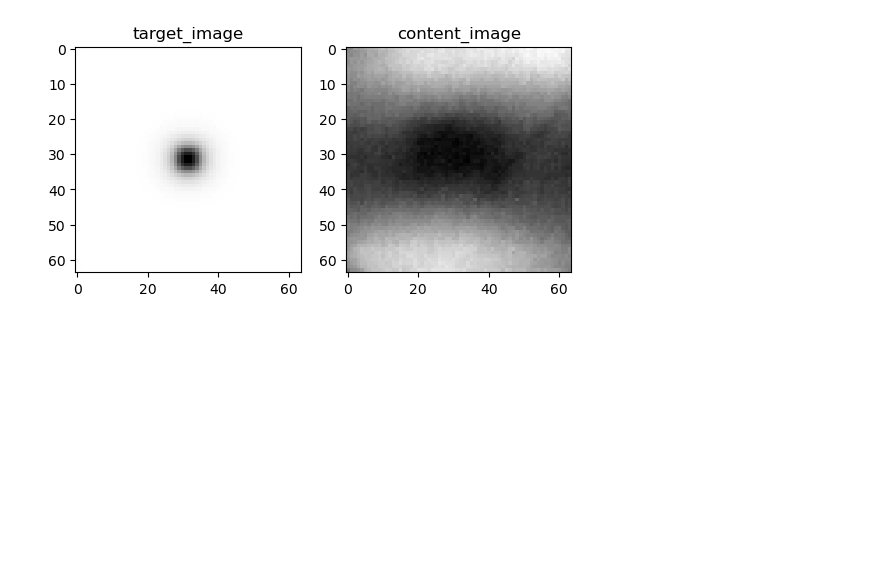
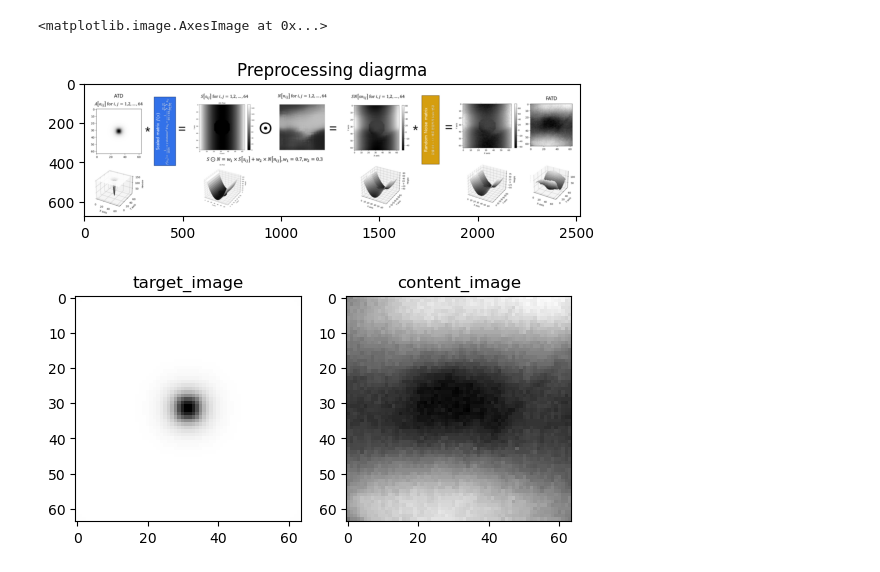
Before and after one commit to HMCHON/FRP_defect_detection, a Jupyter notebook: Transformer/tools/dataset_convert/preprocessing.ipynb, the cells around one changed output. Saved outputs shown, nothing was run; the diff lists cells and outputs as text; code cells hidden in the pictures; blank space fills up the shorter version.

```diff
--- a/Transformer/tools/dataset_convert/preprocessing.ipynb
+++ b/Transformer/tools/dataset_convert/preprocessing.ipynb
@@ -1,9 +6,15 @@
 # %%
 import cv2
 import numpy as np
 import matplotlib.pyplot as plt
 from mpl_toolkits.mplot3d import Axes3D
 from PIL import Image
+plt.subplot(1,1,1)
+plt.title('Preprocessing diagrma')
+plt.imshow(cv2.imread('preprocessing_diagram.png'))
+# %% [output]
+<matplotlib.image.AxesImage at 0x...>
+[figure, added]
 # %%
 target_image = cv2.imread('a.png', cv2.IMREAD_GRAYSCALE)
 content_image = cv2.imread('b.png', cv2.IMREAD_GRAYSCALE)
```
Also changed, not shown: parts of 1 cell of this notebook.
